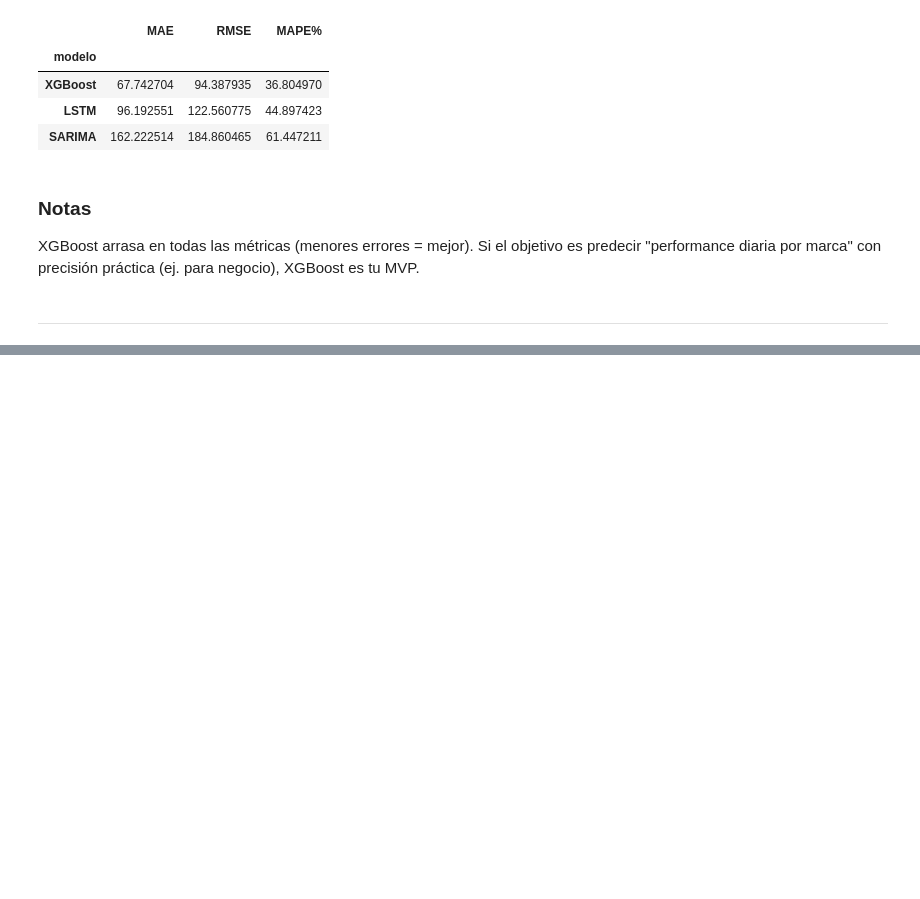
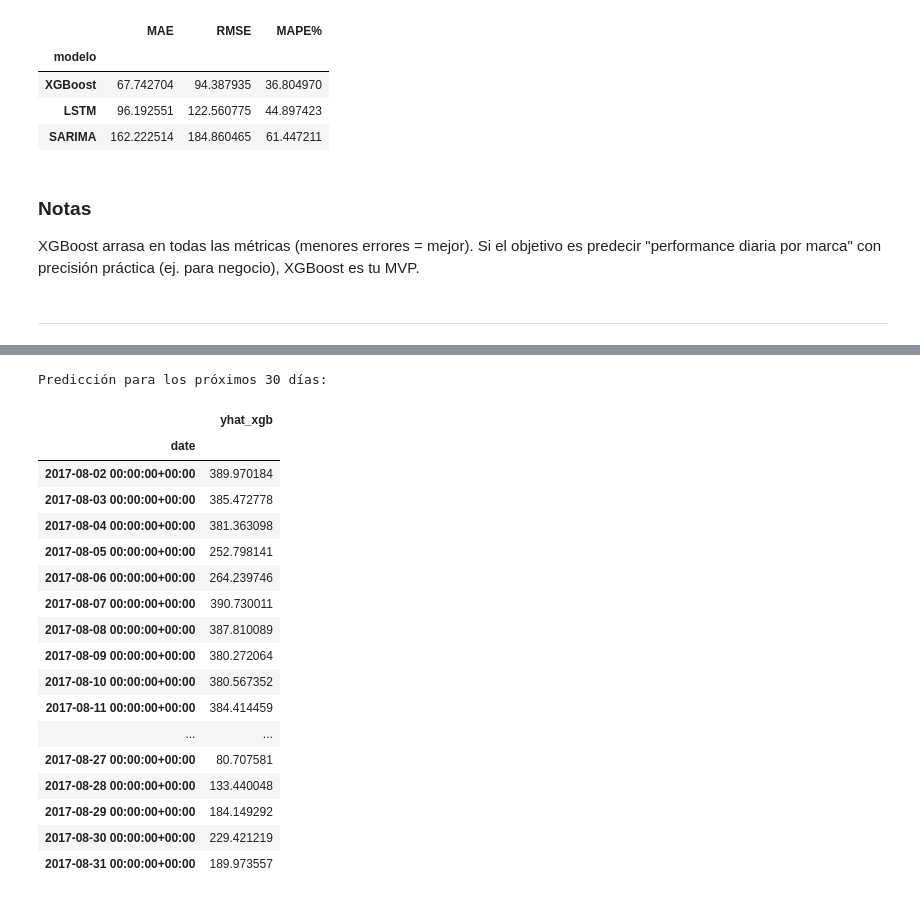
Before and after one commit to aladelca/pc1_20252_metodologia_data_science, a Jupyter notebook: notebooks/exp_serie_de_tiempo_group04v2.ipynb, the cells around one changed output, grey strips where cells are left out. Saved outputs shown, nothing was run; the diff lists cells and outputs as text; code cells hidden in the pictures; blank space fills up the shorter version.

```diff
--- a/notebooks/exp_serie_de_tiempo_group04v2.ipynb
+++ b/notebooks/exp_serie_de_tiempo_group04v2.ipynb
@@ -376,0 +535,11 @@ XGBoost arrasa en todas las métricas (menores errores = mejor). Si el objetivo
+# %%
+print("Métricas en test (últimos 30 días):")
+# Simulamos cargar métricas desde stdout (ajusta según tu output)
+output_lines = result_train.stdout.splitlines()
+for line in output_lines:
+    if "Métricas:" in line:
+        print(line)
+
+# Simulamos gráfico de test (requiere ajustar `training.py` para devolver preds)
+# Aquí asumimos que las métricas ya las mostraste en stdout
+print("Nota: Para gráfico de test vs pred, ajusta `training.py` para devolver preds en stdout.")
@@ -376,0 +617,49 @@ XGBoost arrasa en todas las métricas (menores errores = mejor). Si el objetivo
+# %%
+# Extraer predicciones del stdout
+output_lines = result_predict.stdout.splitlines()
+preds_start = False
+dates, predictions = [], []
+
+for line in output_lines:
+    if "Predicción para los próximos" in line:
+        preds_start = True
+        continue
+    if "date" in line and "yhat_xgb" in line:
+        continue  # Saltar encabezado
+
+    if preds_start and line.strip():
+        # Formato esperado: "2017-08-02 00:00:00+00:00 389.970184"
+        # Dividir solo en el último espacio para separar fecha y predicción
+        parts = line.rsplit(maxsplit=1)
+        if len(parts) == 2:
+            try:
+                dates.append(pd.to_datetime(parts[0].strip()))
+                predictions.append(float(parts[1].strip()))
+            except (ValueError, pd.errors.ParserError):
+                continue  # Ignorar líneas que no se puedan parsear
+
+fc = pd.DataFrame({"date": dates, "yhat_xgb": predictions})
+fc.set_index('date', inplace=True)
+
+print(f"\nPredicción para los próximos {HORIZON} días:")
+display(fc)
+# %% [output]
+Predicción para los próximos 30 días:
+|  | yhat_xgb |
+| date |  |
+| 2017-08-02 00:00:00+00:00 | 389.970184 |
+| 2017-08-03 00:00:00+00:00 | 385.472778 |
+| 2017-08-04 00:00:00+00:00 | 381.363098 |
+| 2017-08-05 00:00:00+00:00 | 252.798141 |
+| 2017-08-06 00:00:00+00:00 | 264.239746 |
+| 2017-08-07 00:00:00+00:00 | 390.730011 |
+| 2017-08-08 00:00:00+00:00 | 387.810089 |
+| 2017-08-09 00:00:00+00:00 | 380.272064 |
+| 2017-08-10 00:00:00+00:00 | 380.567352 |
+| 2017-08-11 00:00:00+00:00 | 384.414459 |
+| ... | ... |
+| 2017-08-27 00:00:00+00:00 | 80.707581 |
+| 2017-08-28 00:00:00+00:00 | 133.440048 |
+| 2017-08-29 00:00:00+00:00 | 184.149292 |
+| 2017-08-30 00:00:00+00:00 | 229.421219 |
+| 2017-08-31 00:00:00+00:00 | 189.973557 |
```
Also changed, not shown: parts of 18 cells of this notebook, 3 other files.
